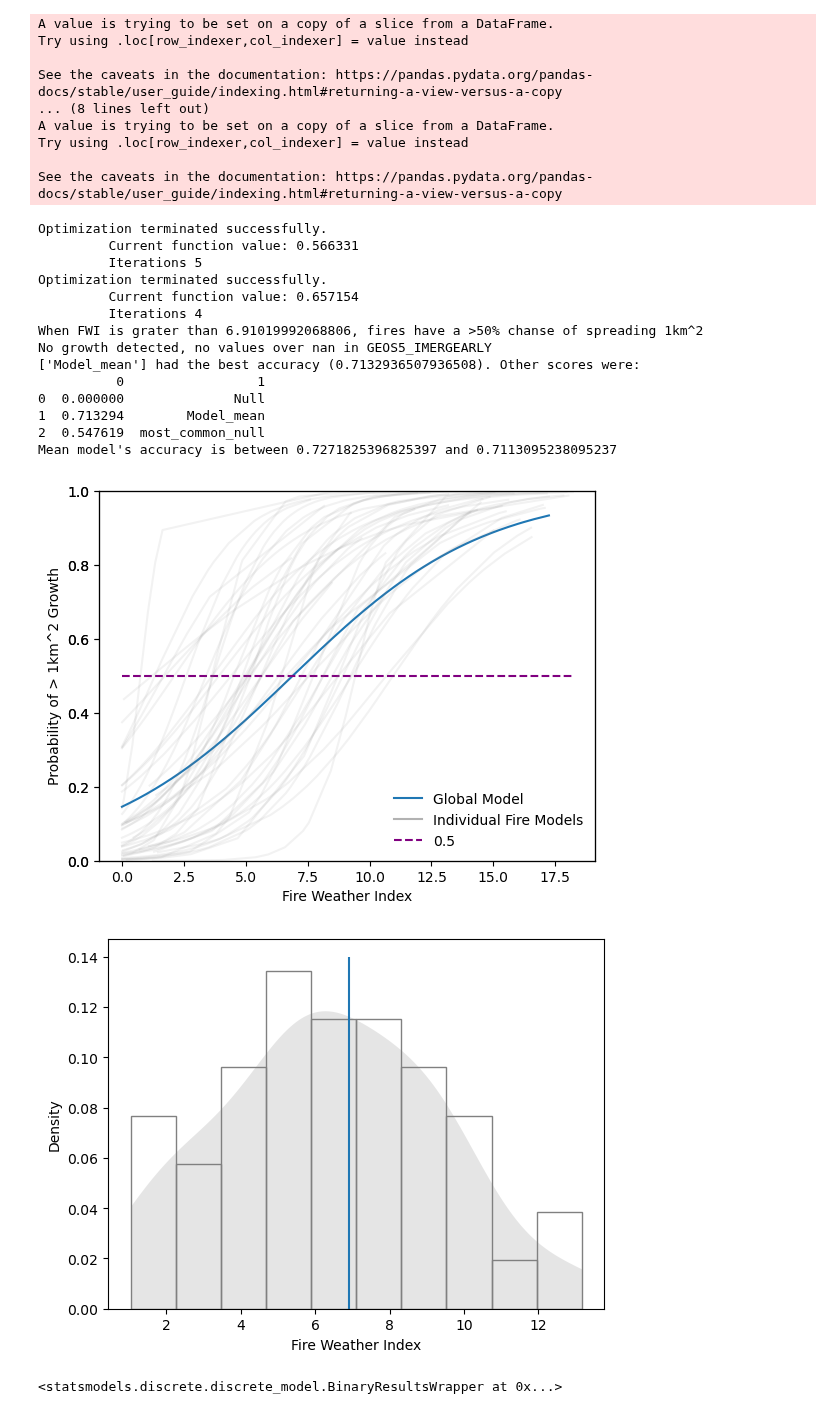
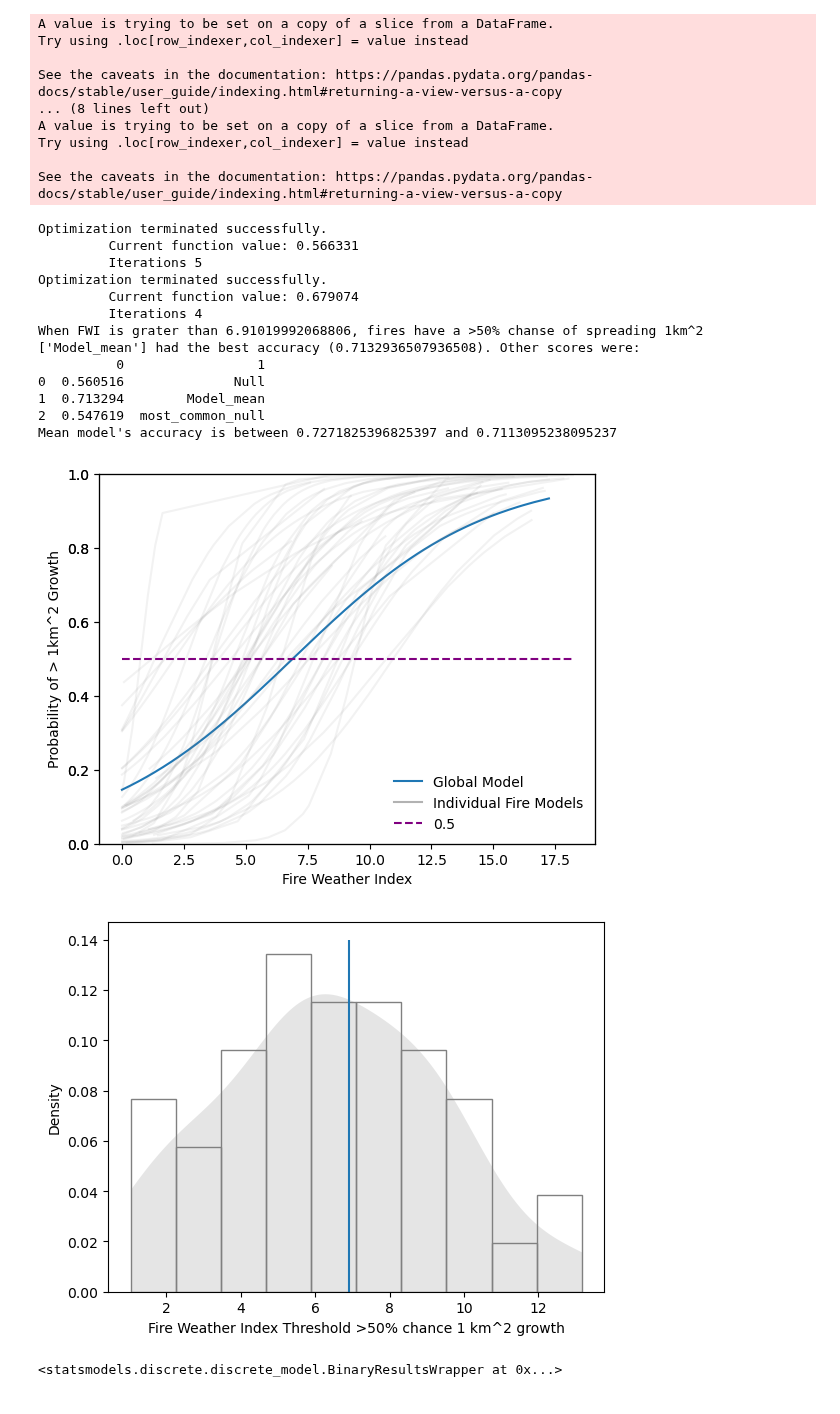
Before and after one commit to mccabete/fwiVis, a Jupyter notebook: notebooks/Logit_models.ipynb, the cells around one changed output. Drawn from its saved outputs; the diff is of its cells as text; code cells hidden in the pictures.

```diff
--- a/notebooks/Logit_models.ipynb
+++ b/notebooks/Logit_models.ipynb
@@ -314,7 +314,7 @@ def make_two_dfs(fire3, by = "farea"):
     fire_test = fire3[fire3.fireID.isin(test_ids)]
     return(fire, fire_test)
 
-def make_two_dfs_sub(fire3, by = "farea", sub = 0):
+def make_two_dfs_sub(fire3, by = "farea", sub = 0, cat = None):
     '''
     Makes two dataframes with roughly the same proportion of fires of different sizes
     '''
@@ -324,6 +324,7 @@ def make_two_dfs_sub(fire3, by = "farea", sub = 0):
 
 
     max_area = max_area.sort_values(by = f"{by}_max", ascending = False)
+
     #return(max_area)
 
     if(sub != 0):
@@ -928,6 +929,8 @@ def make_logit_cat(fire_delta, fire_test, x, y, c):
     #     mean_null = calc_confusion_matrix(fire_delta_sub = fire_delta_sub, fire_test = fire_test_sub, thresh = thresh, x = x, y = y, pred_column= "predicted_null")
 
         fire_delta_sub.loc[:, 'most_common'] = fire_delta_sub[y].mode().iloc[0]
+        if len(fire_delta_sub[y].mode()) > 1:
+            print("Equal 0's and 1's in bool. Assuming 0. ")
         fire_test_sub.loc[:, 'most_common'] = fire_test_sub[y].mode().iloc[0]
     #     #return(fire_delta_sub)
         mean_common = common_confusion_matrix(fire_delta = fire_delta_sub, fire_test = fire_test_sub, thresh = thresh, x = x, y = y, pred_column= "most_common")
@@ -1039,7 +1042,7 @@ See the caveats in the documentation: https://pandas.pydata.org/pandas-docs/stab
 
 def plot_logit(fire_delta, fire_test, x, y):
     #fire_delta = fire_delta[[x, y]].dropna()
-    fire_delta = fire_delta[[x, y]].drop_duplicates()
+    fire_delta = fire_delta[[x, y]].drop_duplicates() ## Does this get rid of "no-spread days?"
     fire_delta = fire_delta[[x , y]].dropna()
 
     fire_test = fire_test[[x, y]].drop_duplicates()
@@ -1095,7 +1098,11 @@ def plot_logit(fire_delta, fire_test, x, y):
     mean_null = calc_confusion_matrix(fire_delta = fire_delta, fire_test = fire_test, thresh = thresh, x = x, y = y, pred_column= "predicted_null")
 
     fire_delta.loc[:, 'most_common'] = fire_delta[y].mode().iloc[0]
+    if len(fire_delta[y].mode()) > 1:
+        print("Equal 0's and 1's in bool. Assuming 0. ")
     fire_test.loc[:, 'most_common'] = fire_test[y].mode().iloc[0]
+    if len(fire_test[y].mode()) > 1:
+        print("Equal 0's and 1's in bool. Assuming 0. ")
     #return(fire_delta)
     mean_common = common_confusion_matrix(fire_delta = fire_delta, fire_test = fire_test, thresh = thresh, x = x, y = y, pred_column= "most_common")
 
@@ -1167,13 +1174,12 @@ Optimization terminated successfully.
          Current function value: 0.566331
          Iterations 5
 Optimization terminated successfully.
-         Current function value: 0.657154
+         Current function value: 0.679074
          Iterations 4
 When FWI is grater than 6.91019992068806, fires have a >50% chanse of spreading 1km^2
-No growth detected, no values over nan in GEOS5_IMERGEARLY
 ['Model_mean'] had the best accuracy (0.7132936507936508). Other scores were:
           0                 1
-0  0.000000              Null
+0  0.560516              Null
 1  0.713294        Model_mean
 2  0.547619  most_common_null
 Mean model's accuracy is between 0.7271825396825397 and 0.7113095238095237
@@ -1182,35 +1188,35 @@ Mean model's accuracy is between 0.7271825396825397 and 0.7113095238095237
 tot_sig_fires = len(fire_df.groupby('fireID')[y_col_name].max())
 def formatter(x, pos, tot = tot_sig_fires):
     del pos
     return str(x*tot)
 
 
 factor = 1.25
 
 style = {'facecolor': 'none', 'edgecolor': 'gray'}
 fig, ax = plt.subplots()
 ax.hist( fire_df.groupby('fireID')[y_col_name].max(), density=True, **style)
 #ax.set_axis_off()
 ax2.hist( fire_df.groupby('fireID')[y_col_name].max(), **style)
 #ax.set_ylabel("Number of Fires")
 #ax.set_xlabel(f"FWI Thresh >50% chance 1 km^2 growth")
 #ax.set_title(f" N = {len(fire_df[~fire_df[y_col_name].isna()].fireID.unique())} fires, {round(pct_fire_sig, 2) * 100}% of fires with 6 days,{round(pct_fire_sig_total, 2)} of total fires. \n Logit models fit against GEOS5 + IMERGE")
 sns.kdeplot(fire_df.groupby('fireID')[y_col_name].max(), fill=True, common_norm=False,  color = "gray", alpha=.2, linewidth=0, label = "Individual fires", cut = 0,  ax = ax)
 #ax.yaxis.set_major_formatter(formatter)
 ax.vlines(6.91019992068806, ymin = 0, ymax = 0.14, color = "C0", label = "Global Model")
-ax.set_xlabel("Fire Weather Index")
+ax.set_xlabel("Fire Weather Index Threshold >50% chance 1 km^2 growth")
 #ax.legend()
 # plt.rcParams['axes.labelsize'] = 14 * factor # Set axes label font size
 # plt.rcParams['axes.titlesize'] = 16 * factor # Set axes title font size
 # plt.rcParams['xtick.labelsize'] = 10 * factor # Set x-axis tick label font size
 # plt.rcParams['ytick.labelsize'] = 10  * factor# Set y-axis tick label font size
 # plt.rcParams['legend.fontsize'] = 12 * factor # Set legend font size
 plt.savefig("some_figs/logit_model_plots/Density_individual_fire_logit_model.svg",  transparent=True)
 
 plt.show()
 #plt.xlabel(f"FWI Thresh >50% chance 1 km^2 growth")
 # %% [output]
-[figure, old version]
+[figure, new version]
 # %%
 # smol = fire3[fire3.fireID == '1034']
 
```
Also changed, not shown: parts of 6 cells of this notebook.
